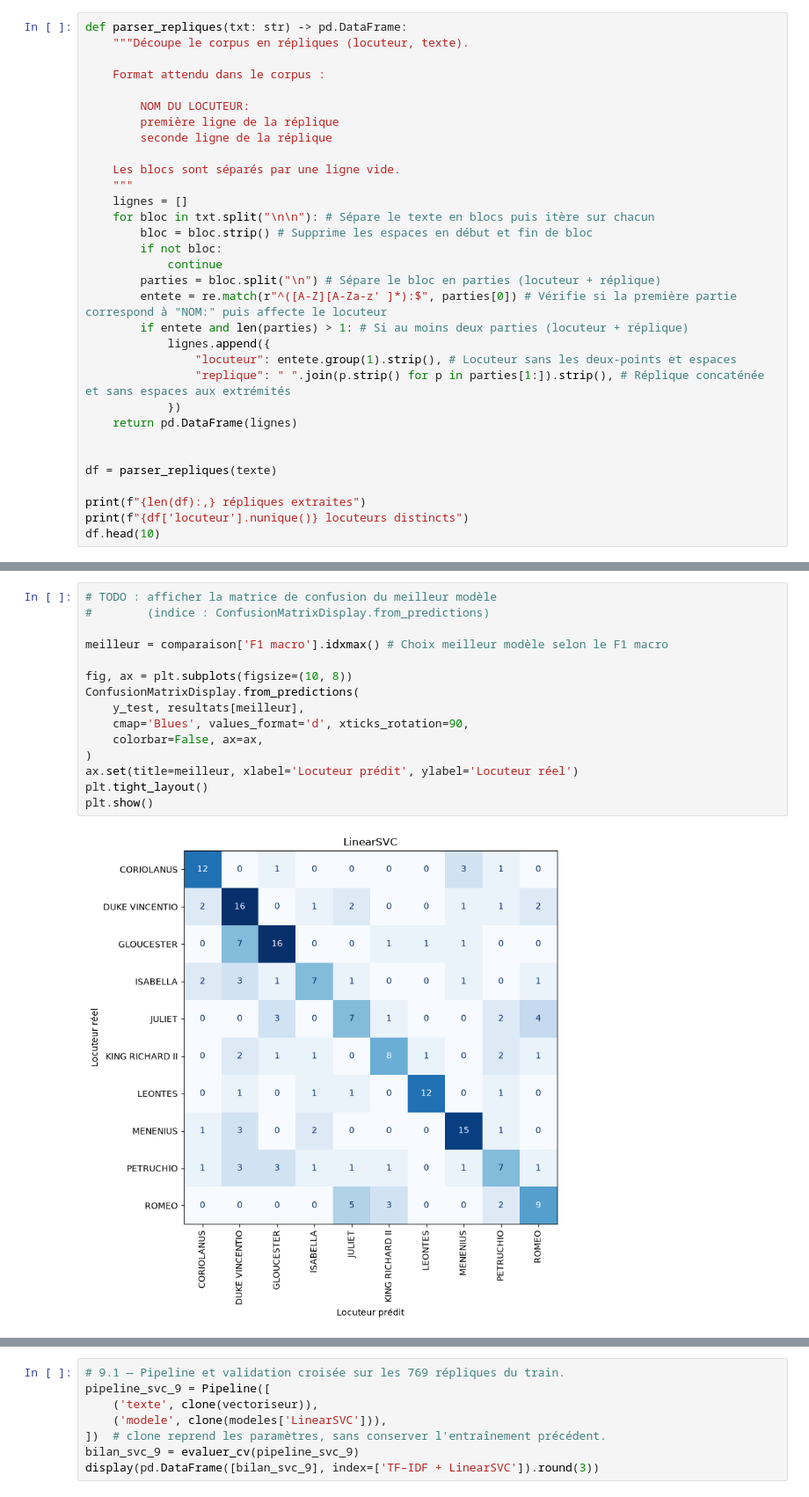
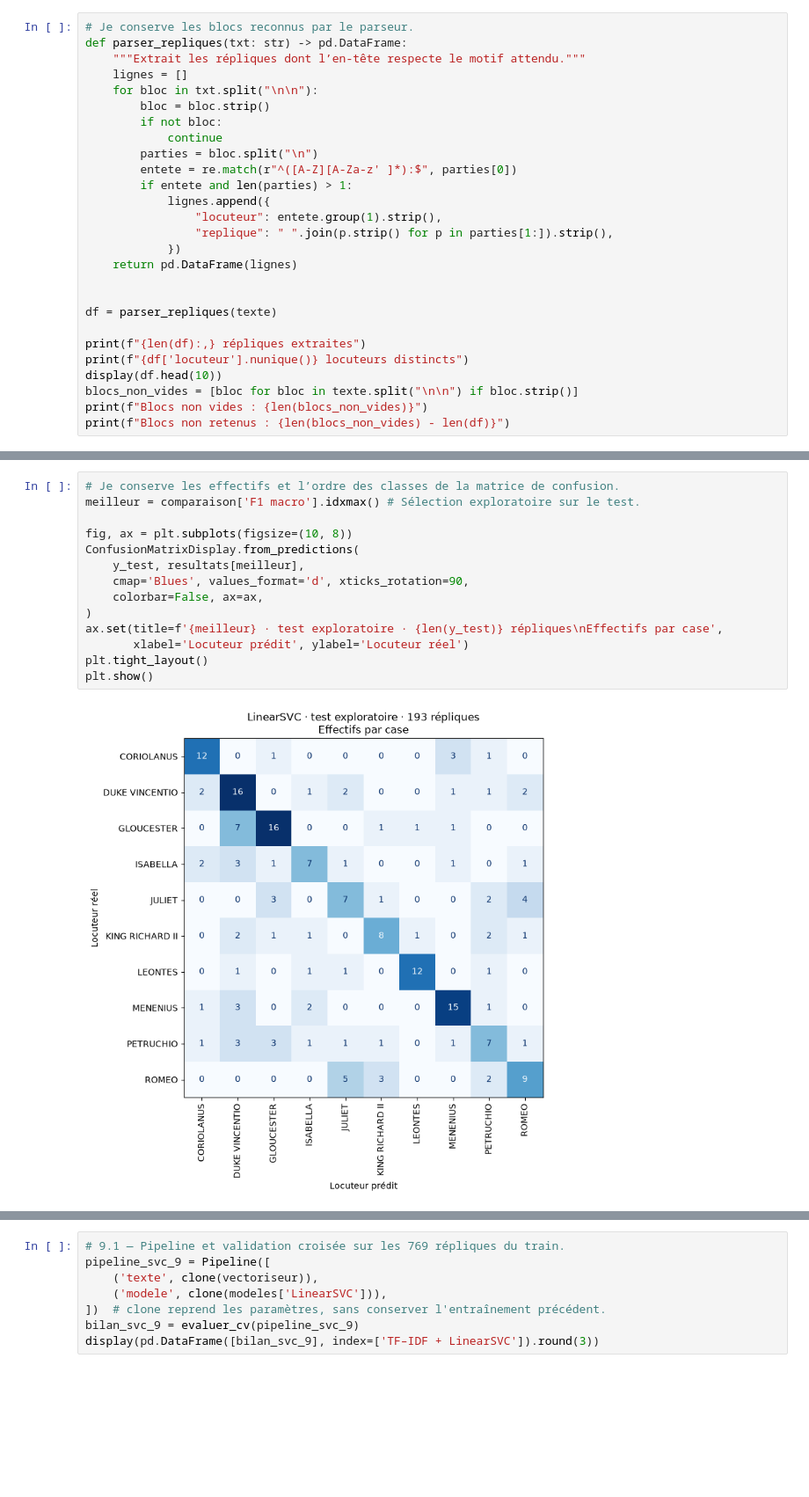
Before and after one commit to mcrayssac/ING3_IAA_GB_NLP, a Jupyter notebook: TP1_NLP_pipeline.ipynb, the cells around one changed output, grey strips where cells are left out. Shown at 88% size. Saved outputs shown, nothing was run; the diff lists cells and outputs as text; blank space fills up the shorter version.

```diff
--- a/TP1_NLP_pipeline.ipynb
+++ b/TP1_NLP_pipeline.ipynb
@@ -153,26 +131,18 @@ La fonction de parsing vous est donnée : ce n'est pas l'objet du TP, et une reg
 # %%
+# Je conserve les blocs reconnus par le parseur.
 def parser_repliques(txt: str) -> pd.DataFrame:
-    """Découpe le corpus en répliques (locuteur, texte).
-
-    Format attendu dans le corpus :
-
-        NOM DU LOCUTEUR:
-        première ligne de la réplique
-        seconde ligne de la réplique
-
-    Les blocs sont séparés par une ligne vide.
-    """
+    """Extrait les répliques dont l’en-tête respecte le motif attendu."""
     lignes = []
-    for bloc in txt.split("\n\n"): # Sépare le texte en blocs puis itère sur chacun
-        bloc = bloc.strip() # Supprime les espaces en début et fin de bloc
+    for bloc in txt.split("\n\n"):
+        bloc = bloc.strip()
         if not bloc:
             continue
-        parties = bloc.split("\n") # Sépare le bloc en parties (locuteur + réplique)
-        entete = re.match(r"^([A-Z][A-Za-z' ]*):$", parties[0]) # Vérifie si la première partie correspond à "NOM:" puis affecte le locuteur
-        if entete and len(parties) > 1: # Si au moins deux parties (locuteur + réplique)
+        parties = bloc.split("\n")
+        entete = re.match(r"^([A-Z][A-Za-z' ]*):$", parties[0])
+        if entete and len(parties) > 1:
             lignes.append({
-                "locuteur": entete.group(1).strip(), # Locuteur sans les deux-points et espaces
-                "replique": " ".join(p.strip() for p in parties[1:]).strip(), # Réplique concaténée et sans espaces aux extrémités
+                "locuteur": entete.group(1).strip(),
+                "replique": " ".join(p.strip() for p in parties[1:]).strip(),
             })
     return pd.DataFrame(lignes)
 
@@ -181,7 +151,10 @@ df = parser_repliques(texte)
 
 print(f"{len(df):,} répliques extraites")
 print(f"{df['locuteur'].nunique()} locuteurs distincts")
-df.head(10)
+display(df.head(10))
+blocs_non_vides = [bloc for bloc in texte.split("\n\n") if bloc.strip()]
+print(f"Blocs non vides : {len(blocs_non_vides)}")
+print(f"Blocs non retenus : {len(blocs_non_vides) - len(df)}")
 # %% [output]
 7,094 répliques extraites
 297 locuteurs distincts
@@ -617,17 +660,16 @@ Affichez-la pour votre meilleur modèle. **Une matrice affichée sans commentair
 # %%
-# TODO : afficher la matrice de confusion du meilleur modèle
-#        (indice : ConfusionMatrixDisplay.from_predictions)
-
-meilleur = comparaison['F1 macro'].idxmax() # Choix meilleur modèle selon le F1 macro
+# Je conserve les effectifs et l’ordre des classes de la matrice de confusion.
+meilleur = comparaison['F1 macro'].idxmax() # Sélection exploratoire sur le test.
 
 fig, ax = plt.subplots(figsize=(10, 8))
 ConfusionMatrixDisplay.from_predictions(
     y_test, resultats[meilleur],
     cmap='Blues', values_format='d', xticks_rotation=90,
     colorbar=False, ax=ax,
 )
-ax.set(title=meilleur, xlabel='Locuteur prédit', ylabel='Locuteur réel')
+ax.set(title=f'{meilleur} · test exploratoire · {len(y_test)} répliques\nEffectifs par case',
+       xlabel='Locuteur prédit', ylabel='Locuteur réel')
 plt.tight_layout()
 plt.show()
 # %% [output]
-[figure, old version]
+[figure, new version]
```
Also changed, not shown: parts of 73 cells of this notebook, 2 other files.
